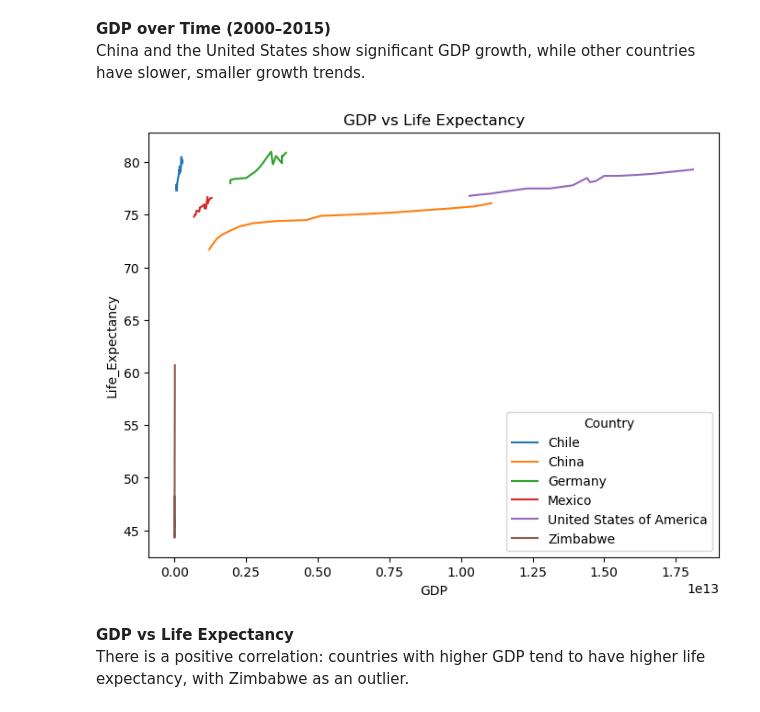
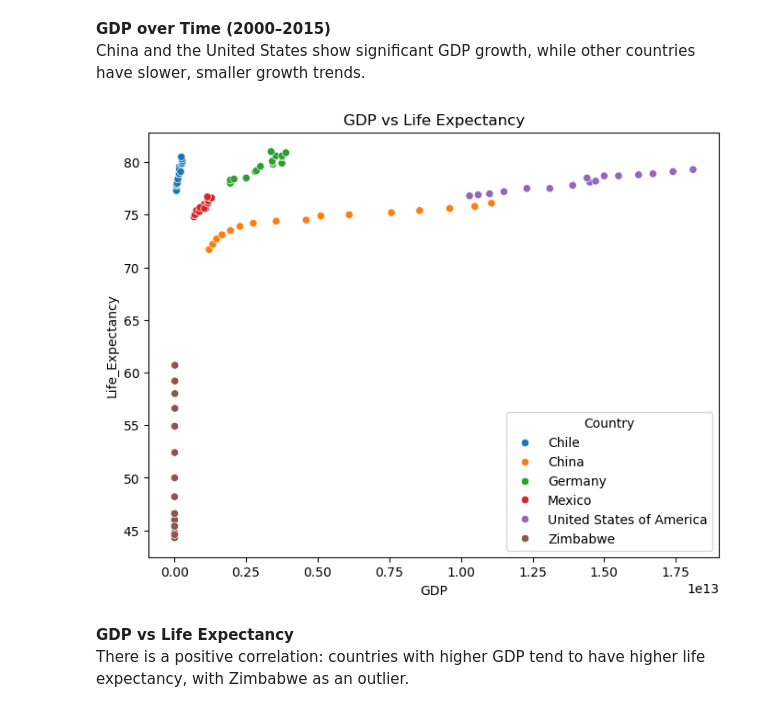
Before and after one commit to OMARALNAJJAR7/life-expectancy-gdp, a Jupyter notebook: life_expectancy_gdp.ipynb, the cells around one changed output. Drawn from its saved outputs; the diff is of its cells as text; code cells hidden in the pictures.

Commit message:
Fix GDP vs Life Expectancy plot (scatterplot instead of lineplot)

```diff
--- a/life_expectancy_gdp.ipynb
+++ b/life_expectancy_gdp.ipynb
@@ -119,11 +119,11 @@ plt.show()
    China and the United States show significant GDP growth, while other countries have slower, smaller growth trends.
 # %%
 plt.figure(figsize=(8,6))
-sns.lineplot(x="GDP", y="Life_Expectancy", hue="Country", data=df)
+sns.scatterplot(x="GDP", y="Life_Expectancy", hue="Country", data=df)
 plt.title("GDP vs Life Expectancy")
 plt.show()
 # %% [output]
-[figure, old version]
+[figure, new version]
 # %% [markdown]
 **GDP vs Life Expectancy**
    There is a positive correlation: countries with higher GDP tend to have higher life expectancy, with Zimbabwe as an outlier.
```
